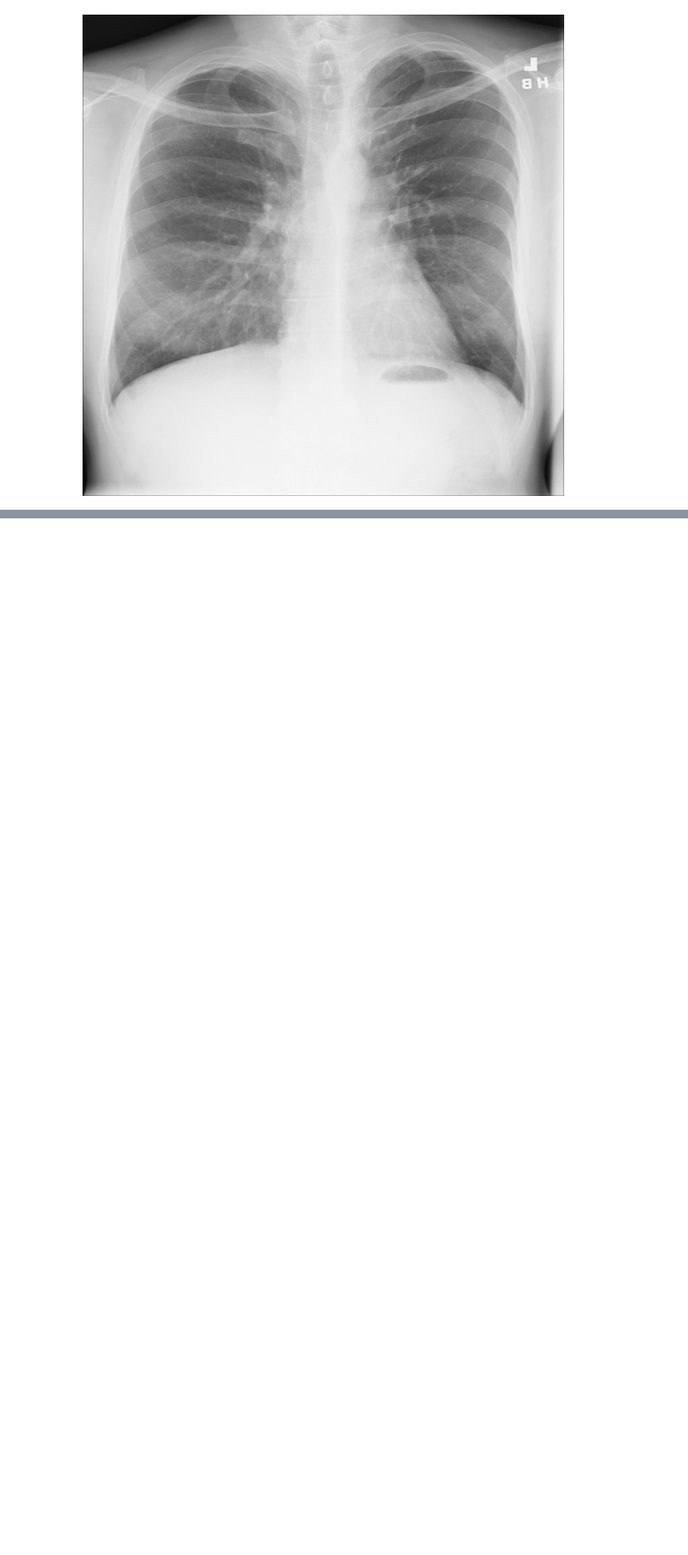
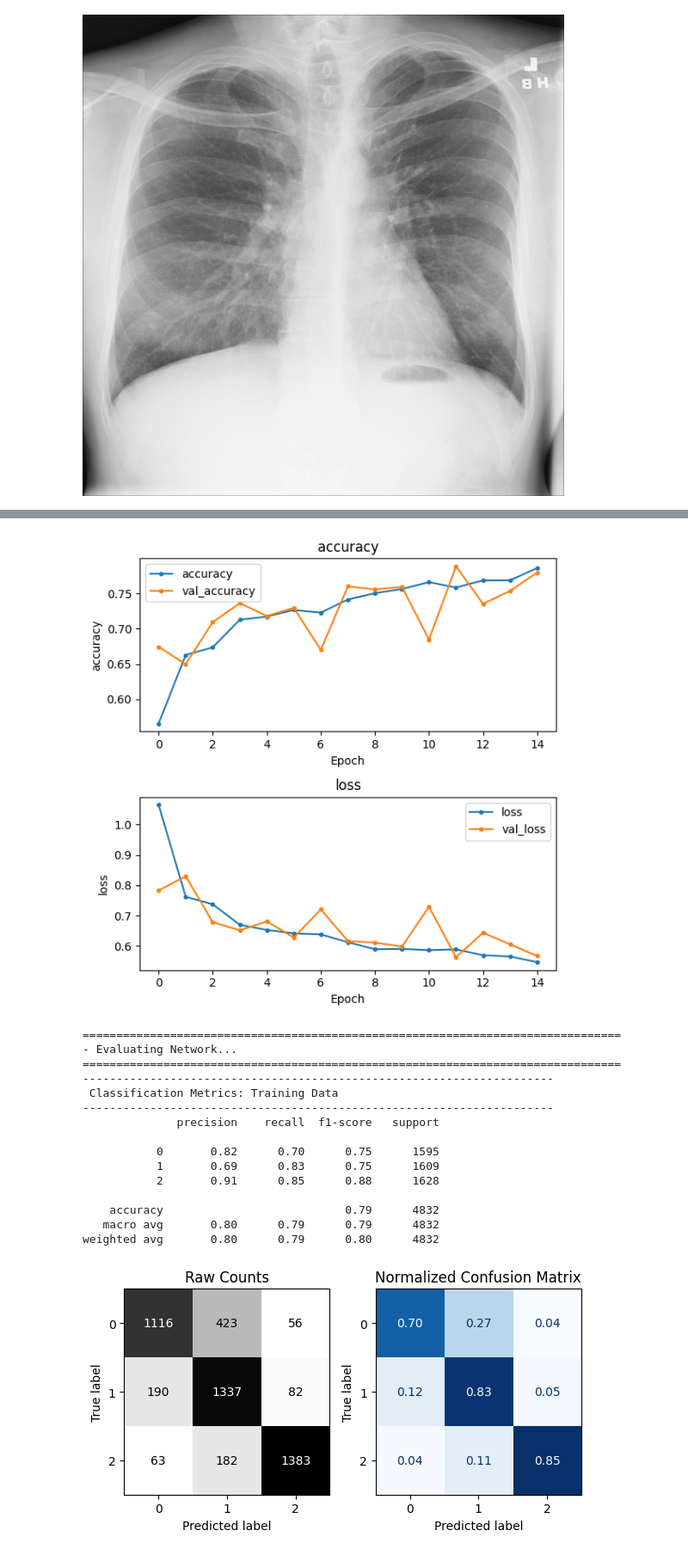
Before and after one commit to dimLMT/ML-assignment, a Jupyter notebook: Image_Classification_(Core).ipynb, the cells around one changed output, grey strips where cells are left out. Shown at 86% size. Cells and saved outputs as stored; diff of their text form; code cells hidden in the pictures; blank space fills up the shorter version.

```diff
--- a/Image_Classification_(Core).ipynb
+++ b/Image_Classification_(Core).ipynb
@@ -49,0 +561,6 @@ tf.random.set_seed(42)
+# %%
+%%time
+history = model2.fit(
+    train_ds,
+    validation_data=val_ds, epochs=35,
+    callbacks=[callbacks.EarlyStopping(patience=3)])
@@ -49,0 +585,22 @@ tf.random.set_seed(42)
+# %%
+# Evaluate the model using the evaluation function
+evaluate_classification_network(
+    model2, X_train=train_ds, X_test=test_ds, history=history);
+# %% [output]
+[figure, added]
+================================================================================
+- Evaluating Network...
+================================================================================
+----------------------------------------------------------------------
+ Classification Metrics: Training Data
+----------------------------------------------------------------------
+              precision    recall  f1-score   support
+
+           0       0.82      0.70      0.75      1595
+           1       0.69      0.83      0.75      1609
+           2       0.91      0.85      0.88      1628
+
+    accuracy                           0.79      4832
+   macro avg       0.80      0.79      0.79      4832
+weighted avg       0.80      0.79      0.80      4832
+[figure, added]
```
Also changed, not shown: parts of 31 cells of this notebook.
